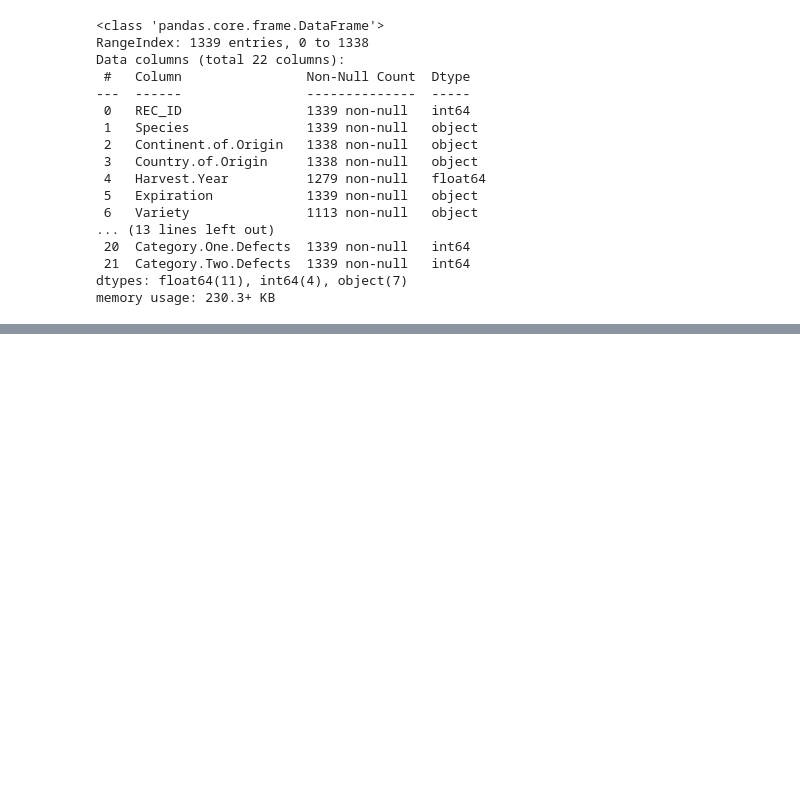
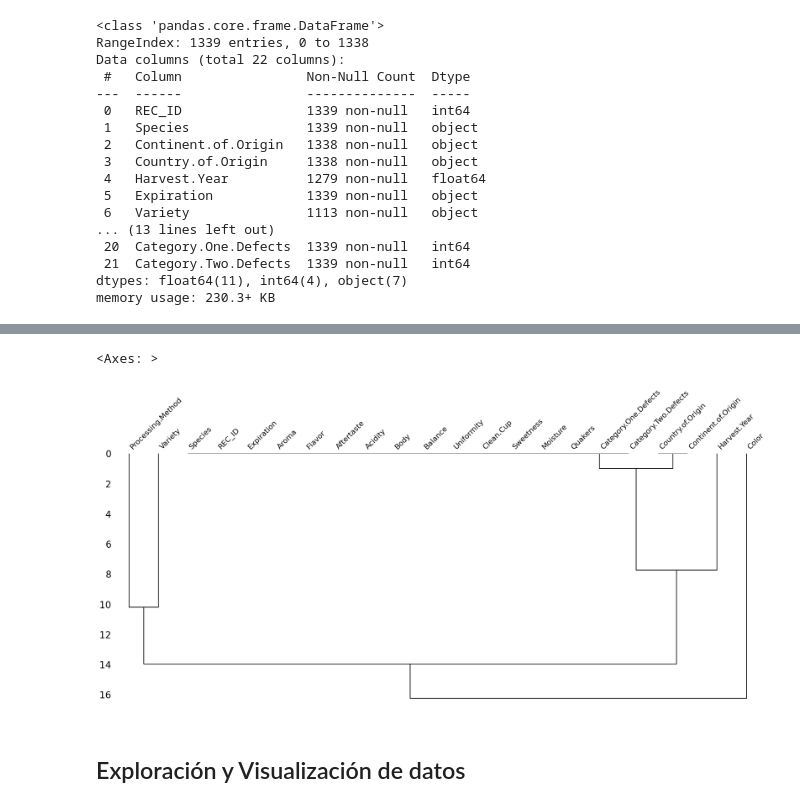
Before and after one commit to andresRah/datascience-novacoffee, a Jupyter notebook: ProyectoDS_Parte1_AndresArevalo.ipynb, the cells around one changed output, grey strips where cells are left out. Drawn from its saved outputs; the diff is of its cells as text; code cells hidden in the pictures; blank space fills up the shorter version.

```diff
--- a/ProyectoDS_Parte1_AndresArevalo.ipynb
+++ b/ProyectoDS_Parte1_AndresArevalo.ipynb
@@ -517,0 +207,7 @@ Text(0.5, 0, 'Estado civil')
+# %%
+msno.dendrogram(Data)
+# %% [output]
+<Axes: >
+[figure, added]
+# %% [markdown]
+## Exploración y Visualización de datos
```
Also changed, not shown: parts of 72 cells of this notebook.
